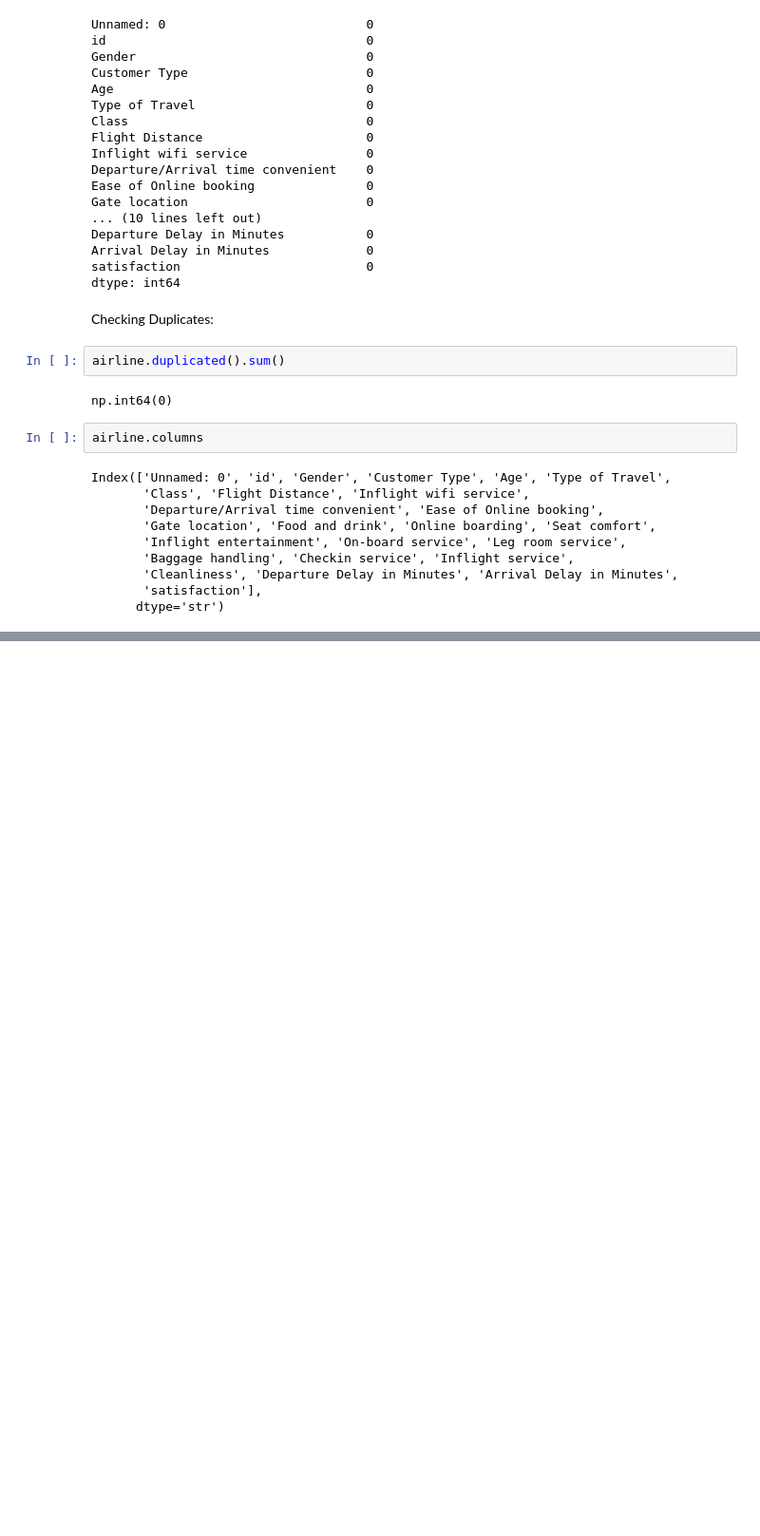
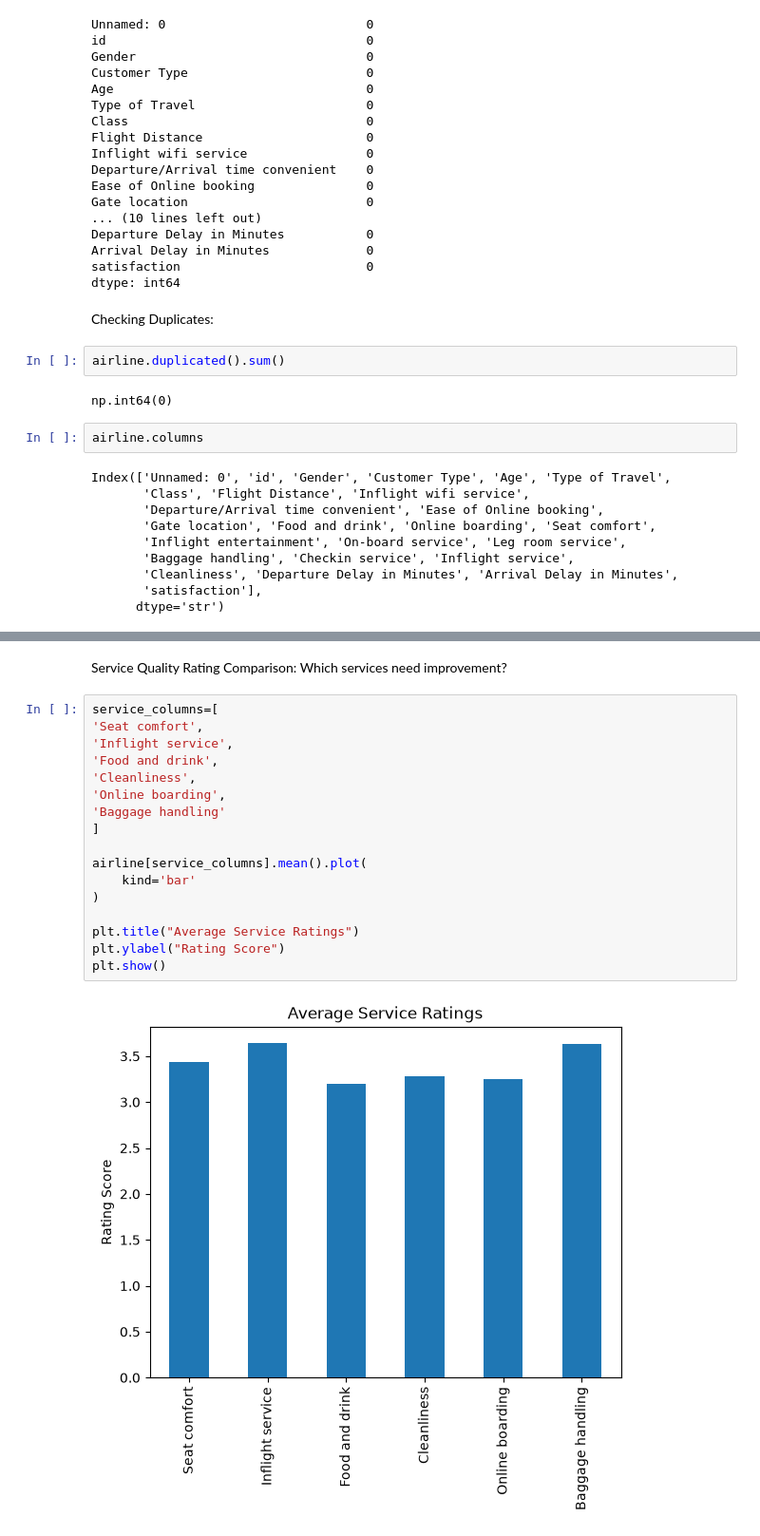
Before and after one commit to AGALYAM2004/Airline_Passenger_Satisfaction_Analysis, a Jupyter notebook: Source/Airline_Analysis.ipynb, the cells around one changed output, grey strips where cells are left out. Shown at 95% size. Cells and saved outputs as stored; diff of their text form; blank space fills up the shorter version.

```diff
--- a/Source/Airline_Analysis.ipynb
+++ b/Source/Airline_Analysis.ipynb
@@ -198,0 +518,22 @@ Index(['Unnamed: 0', 'id', 'Gender', 'Customer Type', 'Age', 'Type of Travel',
+# %% [markdown]
+Service Quality Rating Comparison:
+Which services need improvement?
+# %%
+service_columns=[
+'Seat comfort',
+'Inflight service',
+'Food and drink',
+'Cleanliness',
+'Online boarding',
+'Baggage handling'
+]
+
+airline[service_columns].mean().plot(
+    kind='bar'
+)
+
+plt.title("Average Service Ratings")
+plt.ylabel("Rating Score")
+plt.show()
+# %% [output]
+[figure, added]
```
Also changed, not shown: parts of 70 cells of this notebook, 4 other files.
